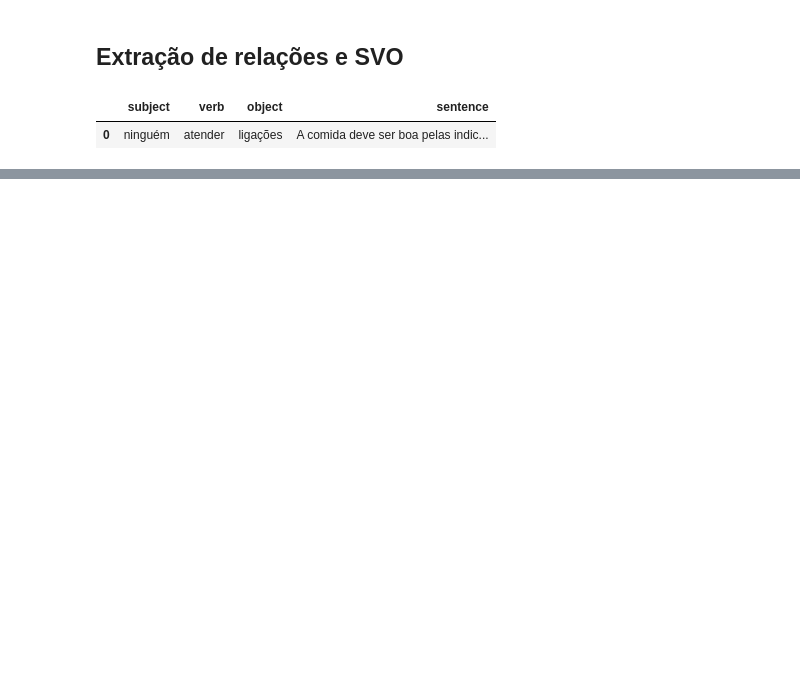
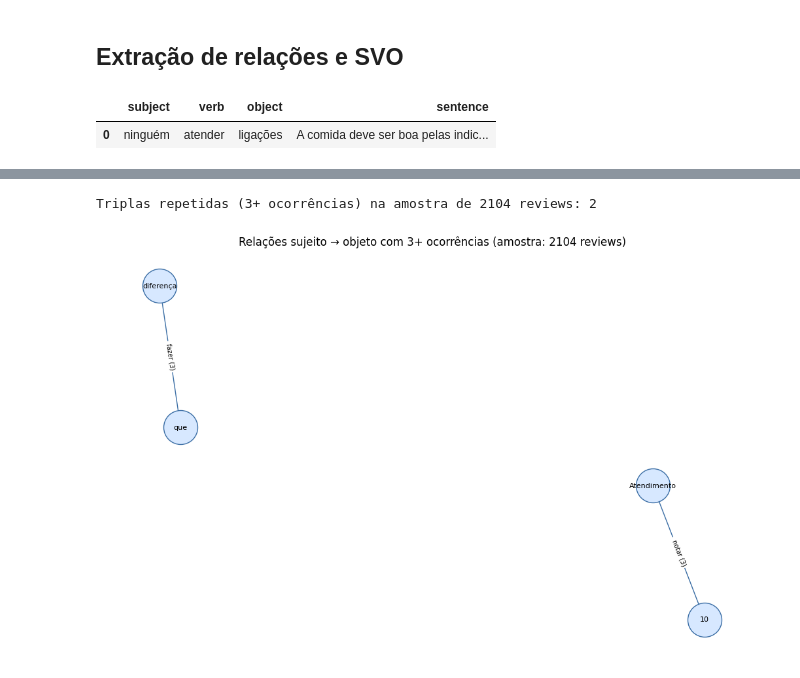
Before and after one commit to incrisvel/adaptaste, a Jupyter notebook: parsing_ner_er.ipynb, the cells around one changed output, grey strips where cells are left out. Saved outputs shown, nothing was run; the diff lists cells and outputs as text; code cells hidden in the pictures; blank space fills up the shorter version.

```diff
--- a/parsing_ner_er.ipynb
+++ b/parsing_ner_er.ipynb
@@ -228,2 +413,65 @@ display(pd.DataFrame(svo_records))
+# %%
+MIN_OCCURRENCES = 3
+
+counts = (
+    relations_df
+    .groupby(["subject", "verb", "object"])
+    .size()
+    .reset_index(name="occurrences")
+    .query("occurrences >= @MIN_OCCURRENCES")
+)
+
+print(
+    f"Triplas repetidas ({MIN_OCCURRENCES}+ ocorrências) "
+    f"na amostra de {RELATIONS_SAMPLE} reviews: {len(counts)}"
+)
+
+if counts.empty:
+    print("Nenhuma relação se repete na amostra: o grafo fica vazio.")
+else:
+    # Constrói grafo com as relações
+    graph = nx.DiGraph()
+
+    for _, row in counts.iterrows():
+        graph.add_edge(
+            row["subject"],
+            row["object"],
+            label=f"{row['verb']} ({row['occurrences']})"
+        )
+
+    plt.figure(figsize=(13, 8))
+    layout = nx.spring_layout(graph, seed=42, k=0.9)
+
+    nx.draw_networkx_nodes(
+        graph,
+        layout,
+        node_size=1400,
+        node_color="#d7e8ff",
+        edgecolors="#3b6ea5"
+    )
+    nx.draw_networkx_labels(graph, layout, font_size=8)
+    nx.draw_networkx_edges(
+        graph,
+        layout,
+        arrows=True,
+        arrowsize=12,
+        edge_color="#3b6ea5"
+    )
+    nx.draw_networkx_edge_labels(
+        graph,
+        layout,
+        edge_labels=nx.get_edge_attributes(graph, "label"),
+        font_size=7
+    )
+
+    plt.title(
+        "Relações sujeito → objeto com "
+        f"{MIN_OCCURRENCES}+ ocorrências (amostra: {RELATIONS_SAMPLE} reviews)"
+    )
+    plt.axis("off")
+    plt.show()
+# %% [output]
+Triplas repetidas (3+ ocorrências) na amostra de 2104 reviews: 2
+[figure, added]
 # %%
 def extract_aspect_opinions(doc):
```
Also changed, not shown: parts of 13 cells of this notebook.
